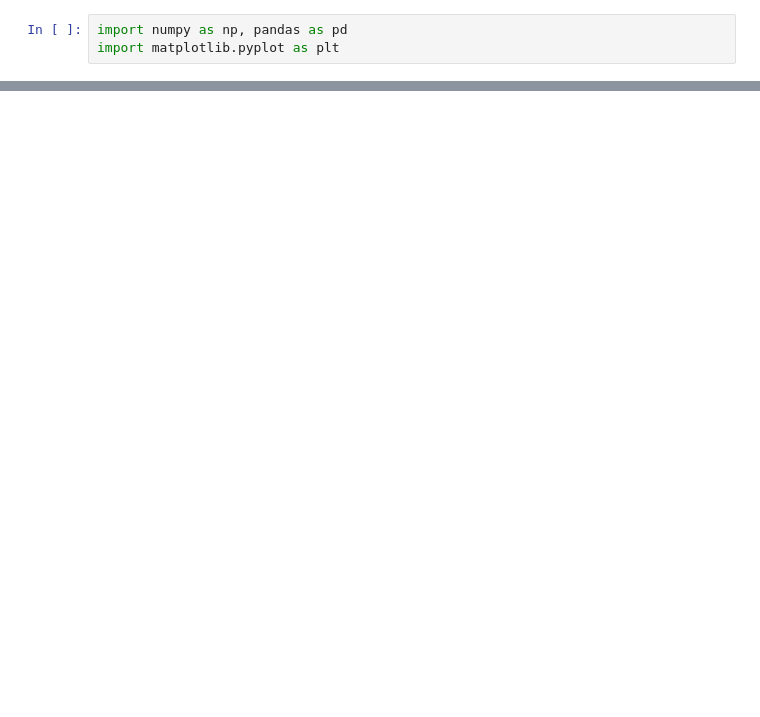
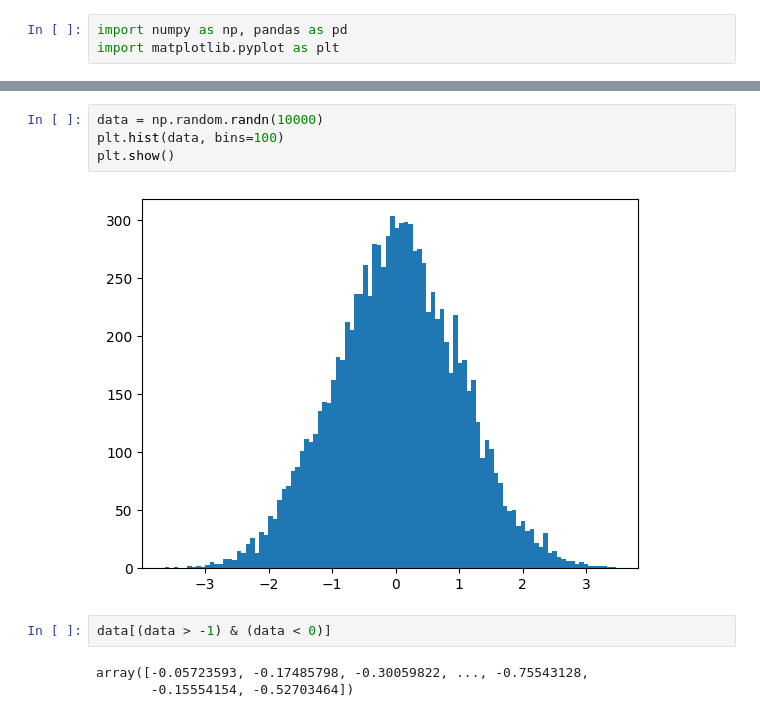
Before and after one commit to MoeeinAali/Quera-AI-Hackathon, a Jupyter notebook: Day01.ipynb, the cells around one changed output, grey strips where cells are left out. Drawn from its saved outputs; the diff is of its cells as text; blank space fills up the shorter version.

```diff
--- a/Day01.ipynb
+++ b/Day01.ipynb
@@ -50,0 +229,11 @@ import matplotlib.pyplot as plt
+# %%
+data = np.random.randn(10000)
+plt.hist(data, bins=100)
+plt.show()
+# %% [output]
+[figure, added]
+# %%
+data[(data > -1) & (data < 0)]
+# %% [output]
+array([-0.05723593, -0.17485798, -0.30059822, ..., -0.75543128,
+       -0.15554154, -0.52703464])
```
Also changed, not shown: parts of 25 cells of this notebook.
